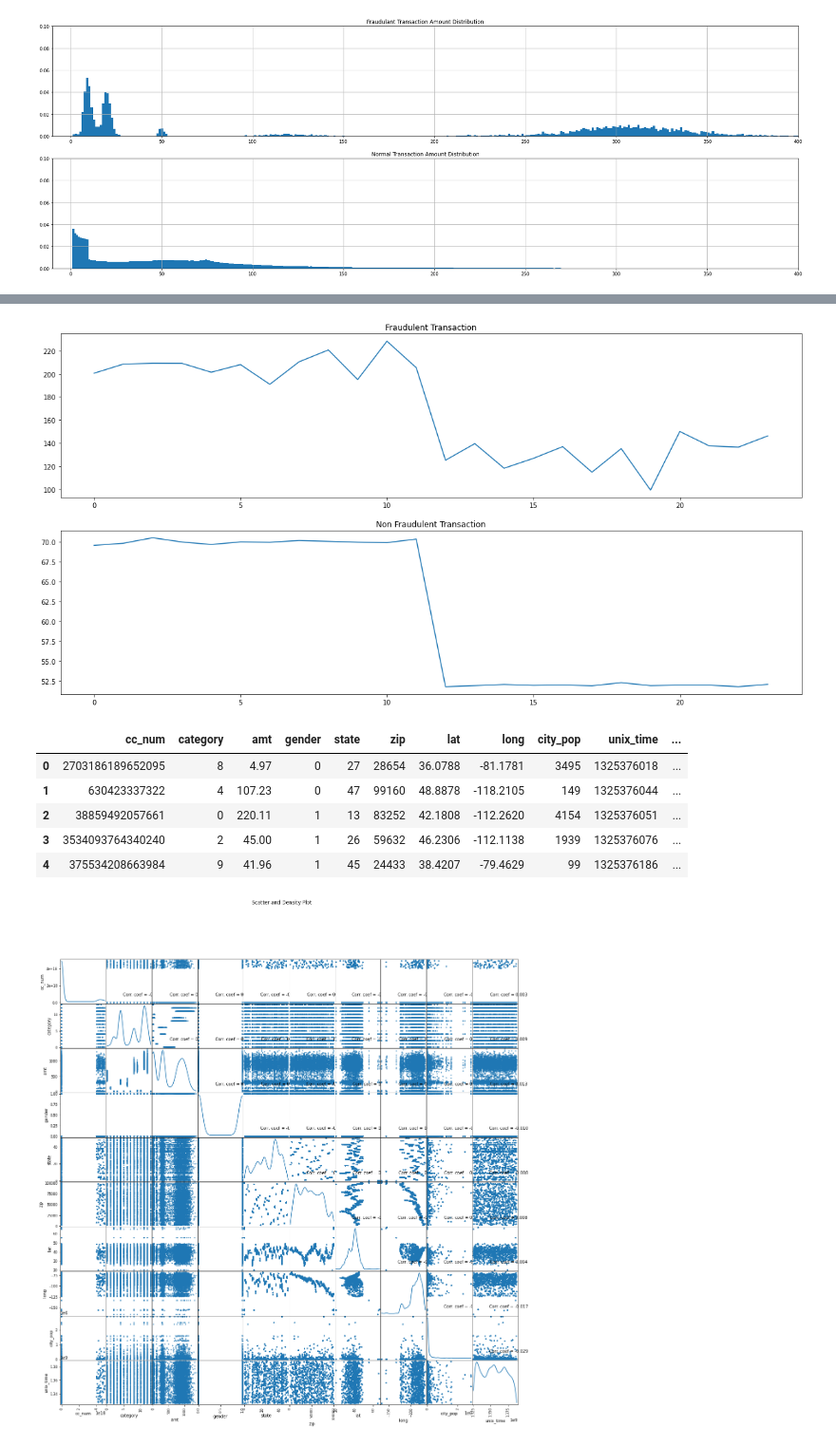
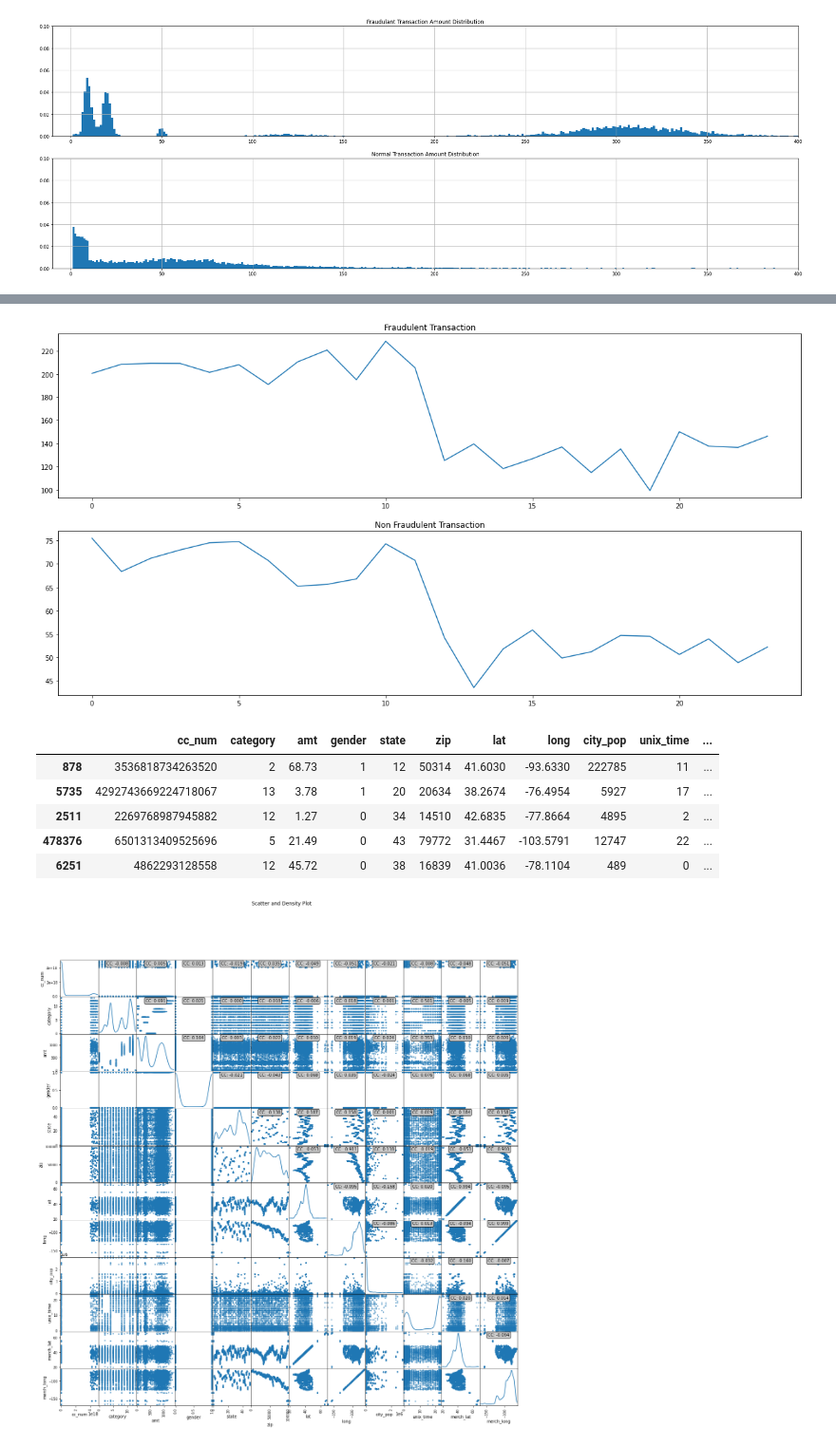
Before and after one commit to JacobChalk/ADS-Fraud-Detection, a Jupyter notebook: Exploration/Data Exploration.ipynb, the cells around one changed output, grey strips where cells are left out. Shown at 95% size. Cells and saved outputs as stored; diff of their text form; code cells hidden in the pictures.

```diff
--- a/Exploration/Data Exploration.ipynb
+++ b/Exploration/Data Exploration.ipynb
@@ -215,8 +217,5 @@ plt.ylim([0,0.15])
 # %%
-simulated_c_test = pd.read_csv("fraudTest.csv")
-simulated_c_train = pd.read_csv("fraudTrain.csv")
-simulated_cluster = pd.concat([simulated_c_train, simulated_c_test])
-
+simulated_cluster = new_df
 simulated_cluster['unix_time'] = simulated_cluster['unix_time'].apply(lambda x: x % 86400)
 simulated_cluster['unix_time'] = simulated_cluster['unix_time'].apply(lambda x: int((24 * x) / 86400))
 # %%
@@ -239,35 +238,32 @@ ax2.plot(times, normal_averages)
 ax2.set_title("Non Fraudulent Transaction")
 plt.show()
 # %% [output]
-[figure, old version]
+[figure, new version]
 # %%
 numerics = ['float64', 'int64', 'int8']
-numeric_columns = simulated_dataset.select_dtypes(include=numerics)
+numeric_columns = simulated_cluster.select_dtypes(include=numerics)
 numeric_columns.head()
 # %% [output]
 |  | cc_num | category | amt | gender | state | zip | lat | long | city_pop | unix_time | ... |
-| 0 | 2703186189652095 | 8 | 4.97 | 0 | 27 | 28654 | 36.0788 | -81.1781 | 3495 | 1325376018 | ... |
-| 1 | 630423337322 | 4 | 107.23 | 0 | 47 | 99160 | 48.8878 | -118.2105 | 149 | 1325376044 | ... |
-| 2 | 38859492057661 | 0 | 220.11 | 1 | 13 | 83252 | 42.1808 | -112.2620 | 4154 | 1325376051 | ... |
-| 3 | 3534093764340240 | 2 | 45.00 | 1 | 26 | 59632 | 46.2306 | -112.1138 | 1939 | 1325376076 | ... |
-| 4 | 375534208663984 | 9 | 41.96 | 1 | 45 | 24433 | 38.4207 | -79.4629 | 99 | 1325376186 | ... |
+| 878 | 3536818734263520 | 2 | 68.73 | 1 | 12 | 50314 | 41.6030 | -93.6330 | 222785 | 11 | ... |
+| 5735 | 4292743669224718067 | 13 | 3.78 | 1 | 20 | 20634 | 38.2674 | -76.4954 | 5927 | 17 | ... |
+| 2511 | 2269768987945882 | 12 | 1.27 | 0 | 34 | 14510 | 42.6835 | -77.8664 | 4895 | 2 | ... |
+| 478376 | 6501313409525696 | 5 | 21.49 | 0 | 43 | 79772 | 31.4467 | -103.5791 | 12747 | 22 | ... |
+| 6251 | 4862293128558 | 12 | 45.72 | 0 | 38 | 16839 | 41.0036 | -78.1104 | 489 | 0 | ... |
 # %%
+# FRAUD SCATTER PLOT
 plotSize=20
 textSize=10
 df = numeric_columns[numeric_columns['is_fraud'] == 1]
 # Remove rows and columns that would lead to df being singular
 df = df.dropna('columns')
 df = df[[col for col in df if df[col].nunique() > 1]] # keep columns where there are more than 1 unique values
-columnNames = list(df)
-if len(columnNames) > 10: # reduce the number of columns for matrix inversion of kernel density plots
-    columnNames = columnNames[:10]
-df = df[columnNames]
 ax = pd.plotting.scatter_matrix(df, alpha=0.75, figsize=[plotSize, plotSize], diagonal='kde')
 corrs = df.corr().values
 for i, j in zip(*plt.np.triu_indices_from(ax, k = 1)):
-    ax[i, j].annotate('Corr. coef = %.3f' % corrs[i, j], (0.8, 0.2), xycoords='axes fraction', ha='center', va='center', size=textSize)
+    ax[i, j].annotate('CC: %.3f' % corrs[i, j], xy=(0.5, 0.9), xycoords='axes fraction', bbox =dict(boxstyle ="round", fc ="0.8"), ha='center', va='center', size=textSize)
 plt.suptitle('Scatter and Density Plot')
 plt.show()
 # %% [output]
-[figure, old version]
+[figure, new version]
 # %%
```
Also changed, not shown: parts of 7 cells of this notebook.
